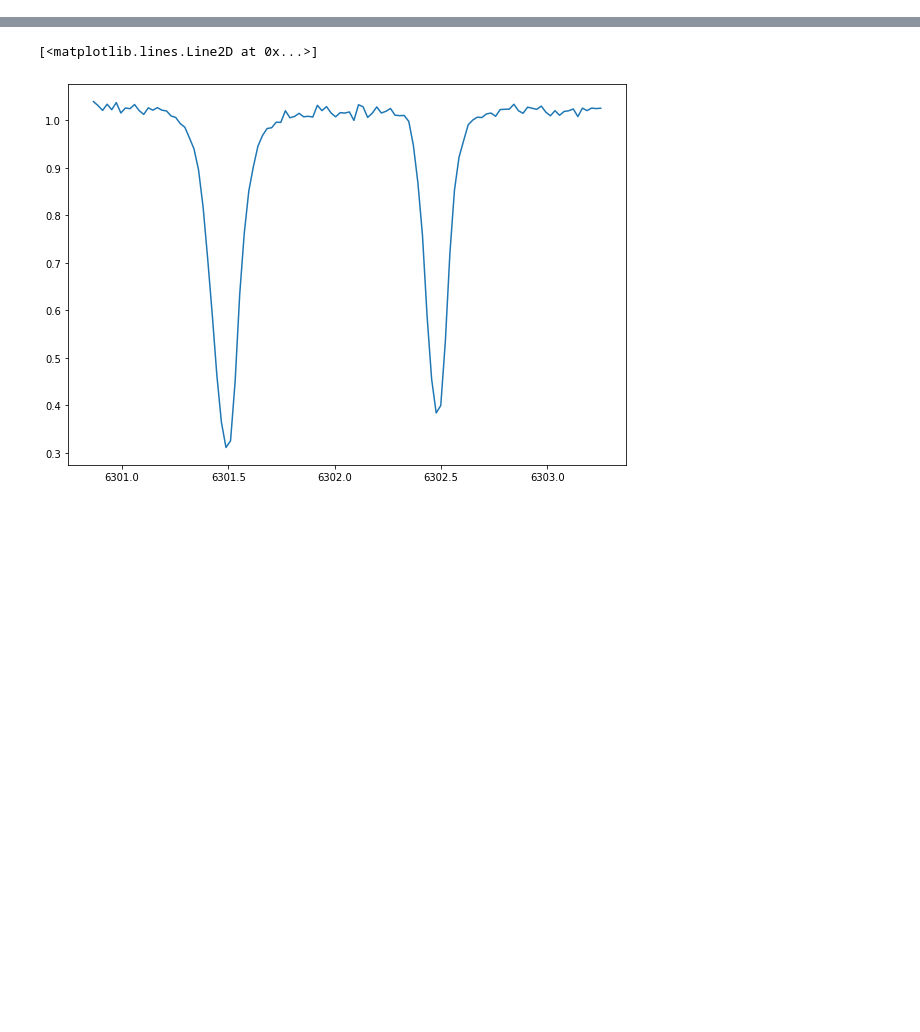
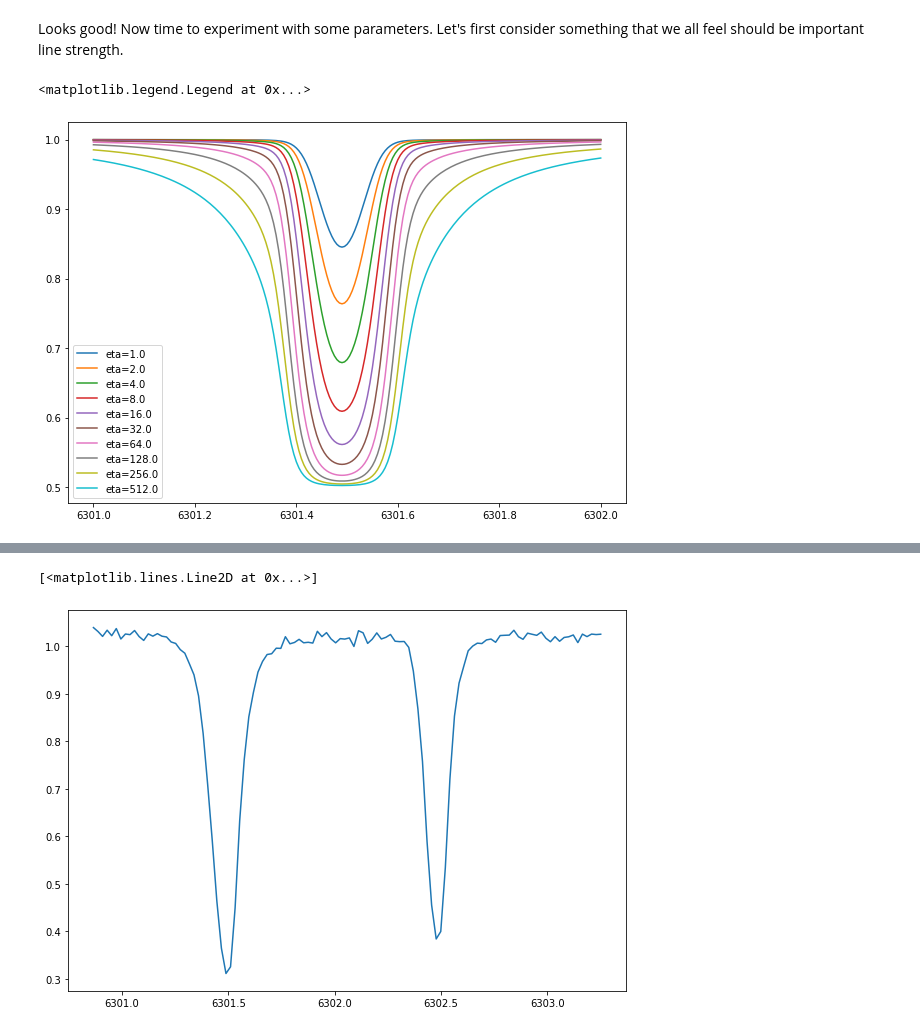
Before and after one commit to ivanzmilic/me_inversion_exercises, a Jupyter notebook: scalar_me.ipynb, the cells around one changed output, grey strips where cells are left out. Cells and saved outputs as stored; diff of their text form; code cells hidden in the pictures; blank space fills up the shorter version.

```diff
--- a/scalar_me.ipynb
+++ b/scalar_me.ipynb
@@ -4,0 +66,16 @@ from astropy.io import fits
+# %% [markdown]
+Looks good! Now time to experiment with some parameters. Let's first consider something that we all feel should be important line strength.
+# %%
+etavar = 1.0
+
+plt.figure(figsize=[10,7])
+
+for i in range(0,10):
+    spec = me_scalar([S0,S1,etavar,shift,width,damping],ll)
+    plt.plot(ll,spec,label='eta='+str(etavar))
+    etavar *= 2.0
+
+plt.legend()
+# %% [output]
+<matplotlib.legend.Legend at 0x...>
+[figure, added]
```
Also changed, not shown: parts of 10 cells of this notebook.
